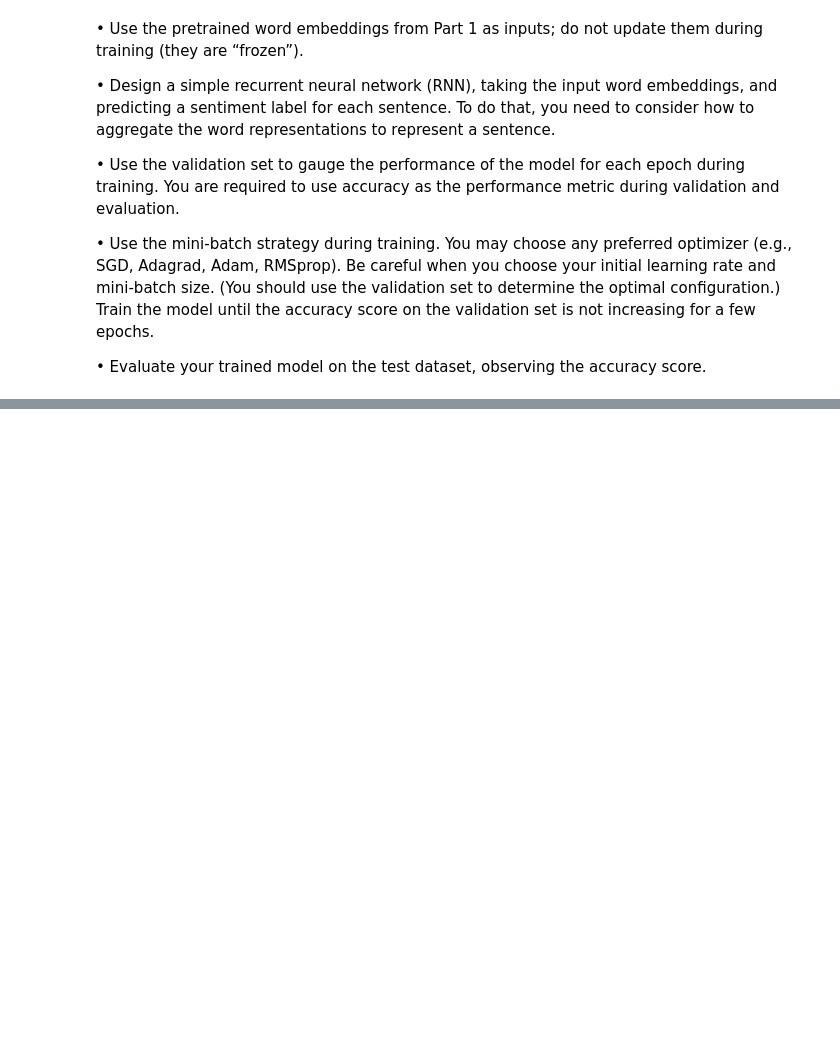
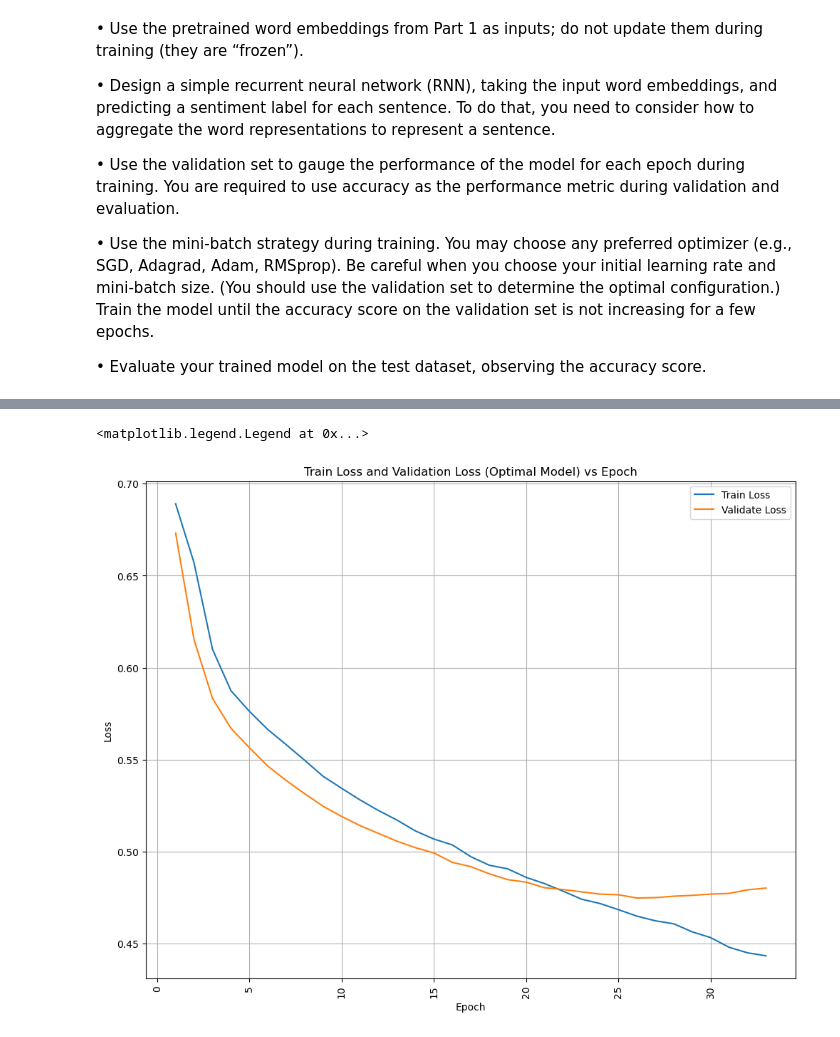
Before and after one commit to HiIAmTzeKean/SC4002-NLP, a Jupyter notebook: part_2.ipynb, the cells around one changed output, grey strips where cells are left out. Cells and saved outputs as stored; diff of their text form; code cells hidden in the pictures; blank space fills up the shorter version.

```diff
--- a/part_2.ipynb
+++ b/part_2.ipynb
@@ -213,0 +1017,25 @@ test set.
+# %%
+# Test loop
+# (0.0001, 32, 0, 100): Early Stopped at 33th epoch
+
+def train_optimal_model(best_bs=best_bs, best_lr=best_lr, best_no_epoch=best_no_epoch, best_optimizer=best_optimizer, dropout=0.3, num_layers=2, hidden_size=128):
+    validation_accs = []
+    validation_losses = []
+    train_losses = []
+    train_accs = []
+    opt_model = FinalVanillaRNN(input_size=EMBEDDING_DIM, hidden_size=hidden_size, num_layers=num_layers, num_classes=1, drop_out=dropout, embedding_matrix_torch=word_embeddings.to_tensor, padding_idx=word_embeddings.pad_idx)
+    criterion = nn.BCELoss()
+    optim = best_optimizer(opt_model.parameters(), lr=best_lr)
+    for i in range(33):
+        train_loss, train_acc = train_loop_bce(train_dataloader_sorted, opt_model, criterion, optim)
+        validate_loss, validate_acc = test_loop_bce(validation_dataloader_sorted, opt_model, criterion)
+        validation_accs.append(validate_acc)
+        validation_losses.append(validate_loss)
+        train_losses.append(train_loss)
+        train_accs.append(train_acc)
+    return opt_model, validation_accs, validation_losses, train_losses, train_accs
+
+# using our best model
+optimal_model_RNN, validation_accs, validation_losses, train_losses, train_accs = train_optimal_model()
+torch.save(optimal_model_RNN, "optimal_model_RNN")
+test_acc = test_performance(test_dataloader_unsorted, optimal_model_RNN)
@@ -213,0 +1046,14 @@ test set.
+# %%
+plt.figure(figsize=(10,8))
+plt.xticks(rotation=90)
+plt.xlabel("Epoch")
+plt.ylabel("Loss")
+plt.title("Train Loss and Validation Loss (Optimal Model) vs Epoch")
+plt.grid(True)
+plt.tight_layout()
+plt.plot([i+1 for i in range(33)], train_losses, label="Train Loss")
+plt.plot([i+1 for i in range(33)], validation_losses, label="Validate Loss")
+plt.legend()
+# %% [output]
+<matplotlib.legend.Legend at 0x...>
+[figure, added]
```
Also changed, not shown: parts of 127 cells of this notebook.
